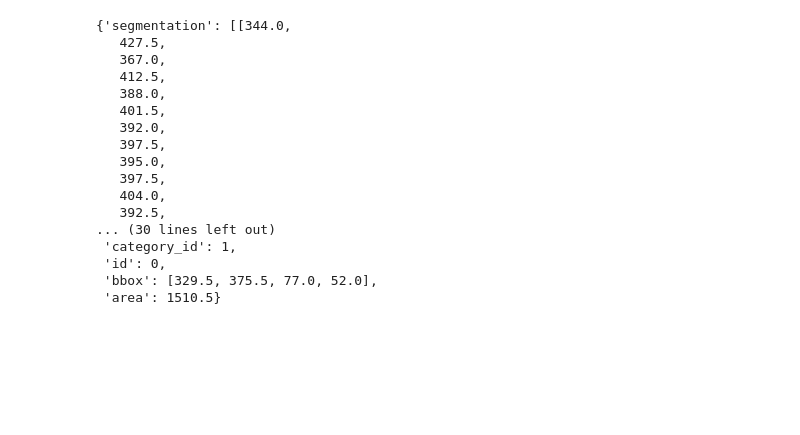
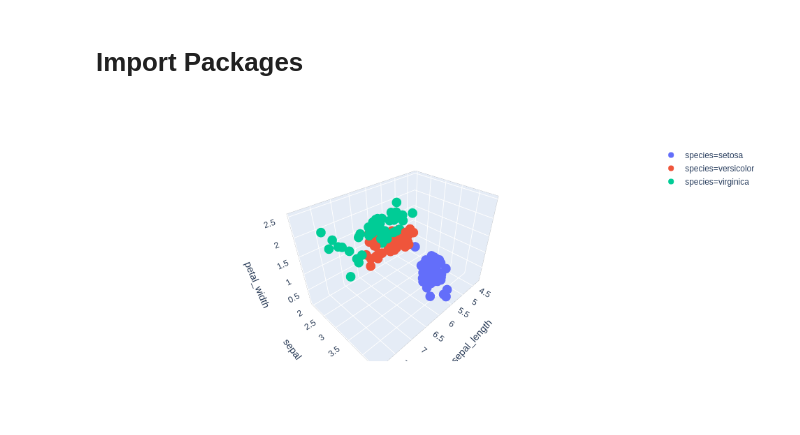
Before and after one commit to luutp/serviceBot, a Jupyter notebook: web_utils.ipynb, the cells around one changed output. Cells and saved outputs as stored; diff of their text form; code cells hidden in the pictures; blank space fills up the shorter version.

```diff
--- a/web_utils.ipynb
+++ b/web_utils.ipynb
@@ -887,20 +0,0 @@ len(json_obj.get('annotations'))
-# %%
-json_obj.get('annotations')[0]
-# %% [output]
-{'segmentation': [[344.0,
-   427.5,
-   367.0,
-   412.5,
-   388.0,
-   401.5,
-   392.0,
-   397.5,
-   395.0,
-   397.5,
-   404.0,
-   392.5,
-... (30 lines left out)
- 'category_id': 1,
- 'id': 0,
- 'bbox': [329.5, 375.5, 77.0, 52.0],
- 'area': 1510.5}
@@ -906,0 +9,2 @@ json_obj.get('annotations')[0]
+# %% [markdown]
+# Import Packages
@@ -906,0 +57,13 @@ json_obj.get('annotations')[0]
+# %%
+import plotly.express as px
+iris = px.data.iris()
+fig = px.scatter_3d(iris, x='sepal_length', y='sepal_width', z='petal_width',
+              color='species')
+fig.show()
+
+# html_fig = plotly.io.to_html(fig, full_html = False,default_width = '60%')
+# logger_obj.filelogger.info(html_fig)
+%autoreload 2
+logger_obj.add_plotly(fig, info = 'Testing plotly in logging')
+# %% [output]
+[figure, added]
```
Also changed, not shown: parts of 44 cells of this notebook, 14 other files.
